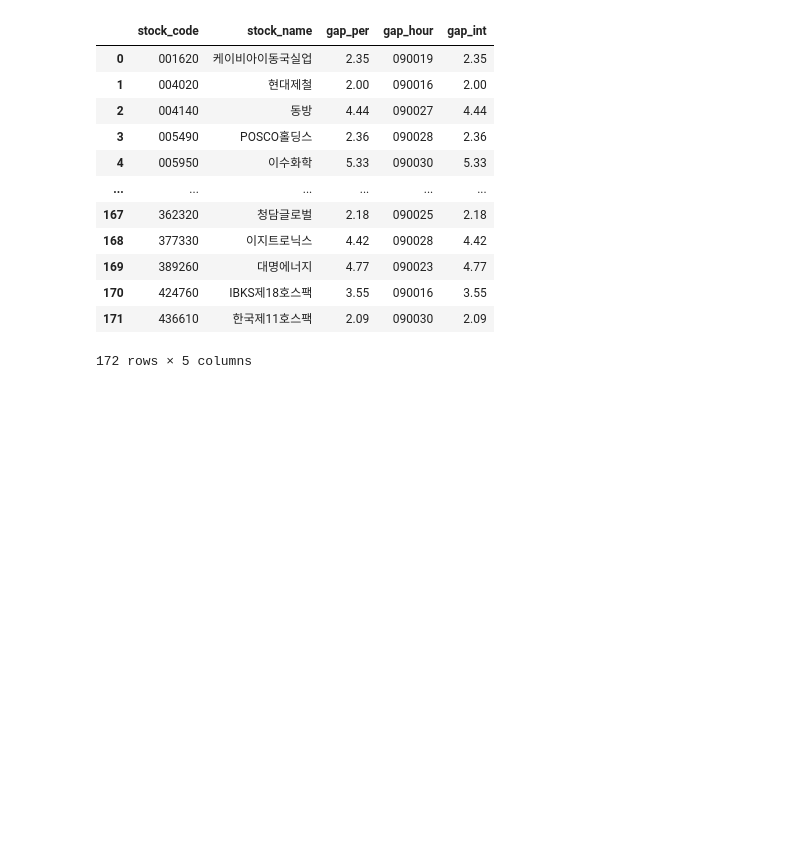
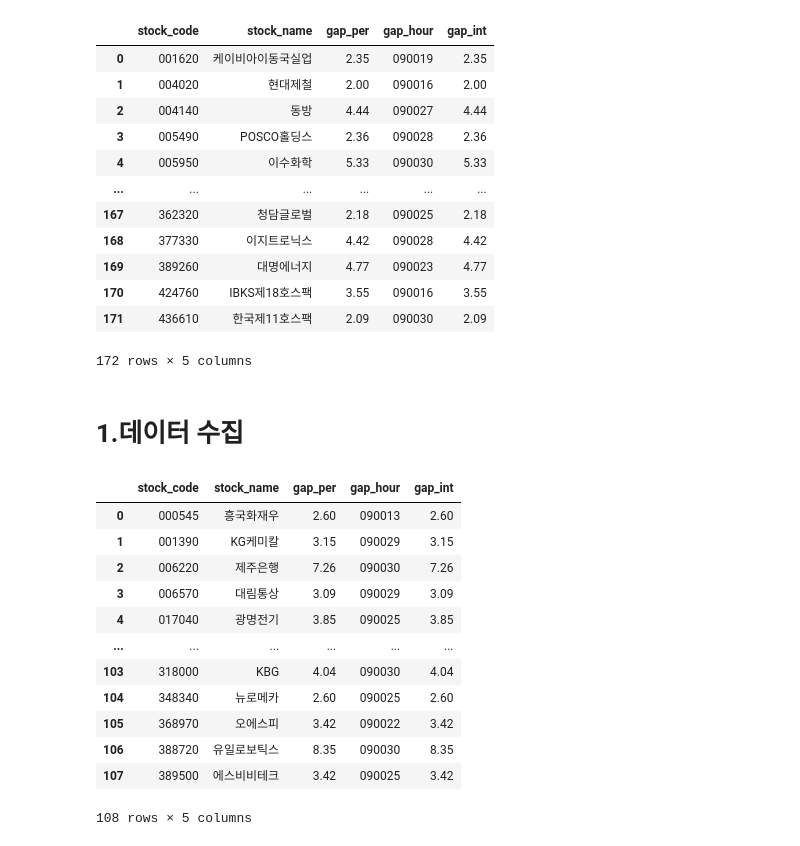
Before and after one commit to kknaks/Recommend_stock, a Jupyter notebook: Recommend_stock/toy_project1.ipynb, the cells around one changed output. Saved outputs shown, nothing was run; the diff lists cells and outputs as text; code cells hidden in the pictures; blank space fills up the shorter version.

```diff
--- a/Recommend_stock/toy_project1.ipynb
+++ b/Recommend_stock/toy_project1.ipynb
@@ -137,0 +142,2 @@ stock2
+# %% [markdown]
+# 1.데이터 수집
@@ -137,0 +196,39 @@ stock2
+# %%
+#개장 직후 종목 검색
+data = pd.DataFrame()
+for i in range(len(kospi_kosdaq)):
+    stock_code = kospi_kosdaq.stock_code[i]
+    stock_name = kospi_kosdaq.stock_name[i]
+    res = find_gap(stock_code)
+    try :
+        gap_per = res.json().get('output2')[-1].get('prdy_ctrt')
+        gap_hour = res.json().get('output2')[-1].get('stck_cntg_hour')
+        temp = pd.DataFrame({
+                        'stock_code': stock_code,
+                        'stock_name': stock_name,
+                        'gap_per': gap_per,
+                        'gap_hour': gap_hour,
+                        }, index=[0])
+        data = pd.concat([data,temp],axis=0)
+    except :
+        pass
+
+data = data.reset_index(drop=True)
+data['gap_int'] = data.gap_per.apply(lambda x: float(x))
+stock2 = data.query('gap_int >= 2.0').reset_index(drop=True)
+# %%
+stock2
+# %% [output]
+|  | stock_code | stock_name | gap_per | gap_hour | gap_int |
+| 0 | 000545 | 흥국화재우 | 2.60 | 090013 | 2.60 |
+| 1 | 001390 | KG케미칼 | 3.15 | 090029 | 3.15 |
+| 2 | 006220 | 제주은행 | 7.26 | 090030 | 7.26 |
+| 3 | 006570 | 대림통상 | 3.09 | 090029 | 3.09 |
+| 4 | 017040 | 광명전기 | 3.85 | 090025 | 3.85 |
+| ... | ... | ... | ... | ... | ... |
+| 103 | 318000 | KBG | 4.04 | 090030 | 4.04 |
+| 104 | 348340 | 뉴로메카 | 2.60 | 090025 | 2.60 |
+| 105 | 368970 | 오에스피 | 3.42 | 090022 | 3.42 |
+| 106 | 388720 | 유일로보틱스 | 8.35 | 090030 | 8.35 |
+| 107 | 389500 | 에스비비테크 | 3.42 | 090025 | 3.42 |
+108 rows × 5 columns
```
Also changed, not shown: parts of 22 cells of this notebook, 1 other file.
